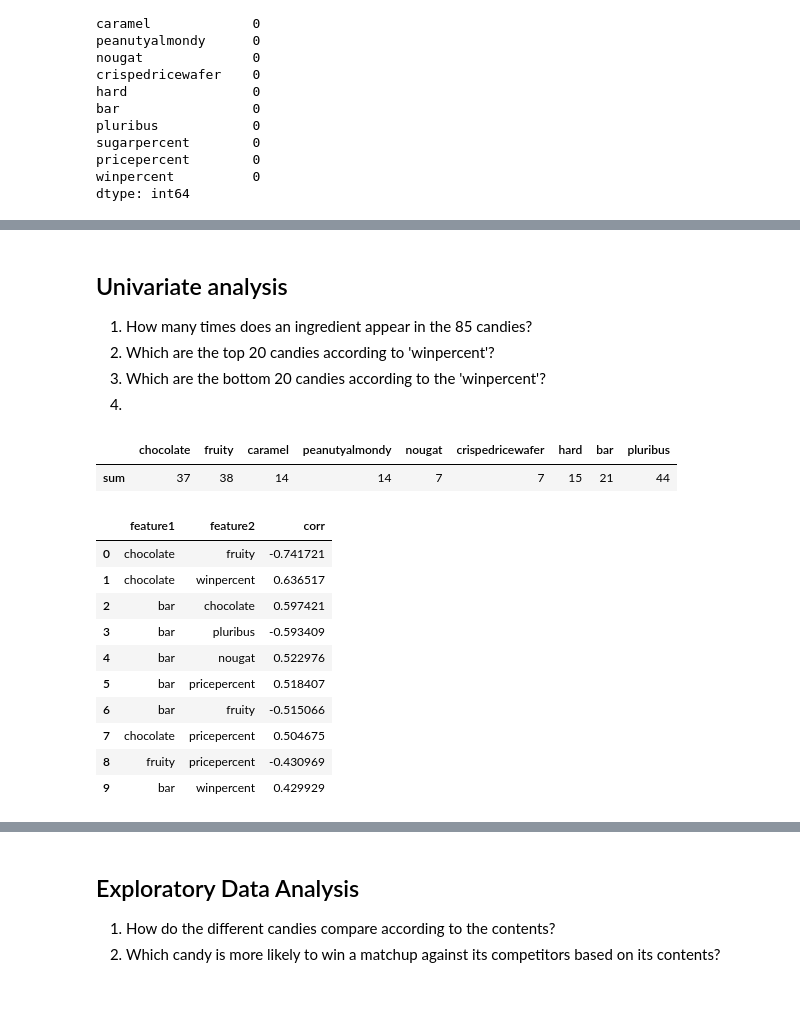
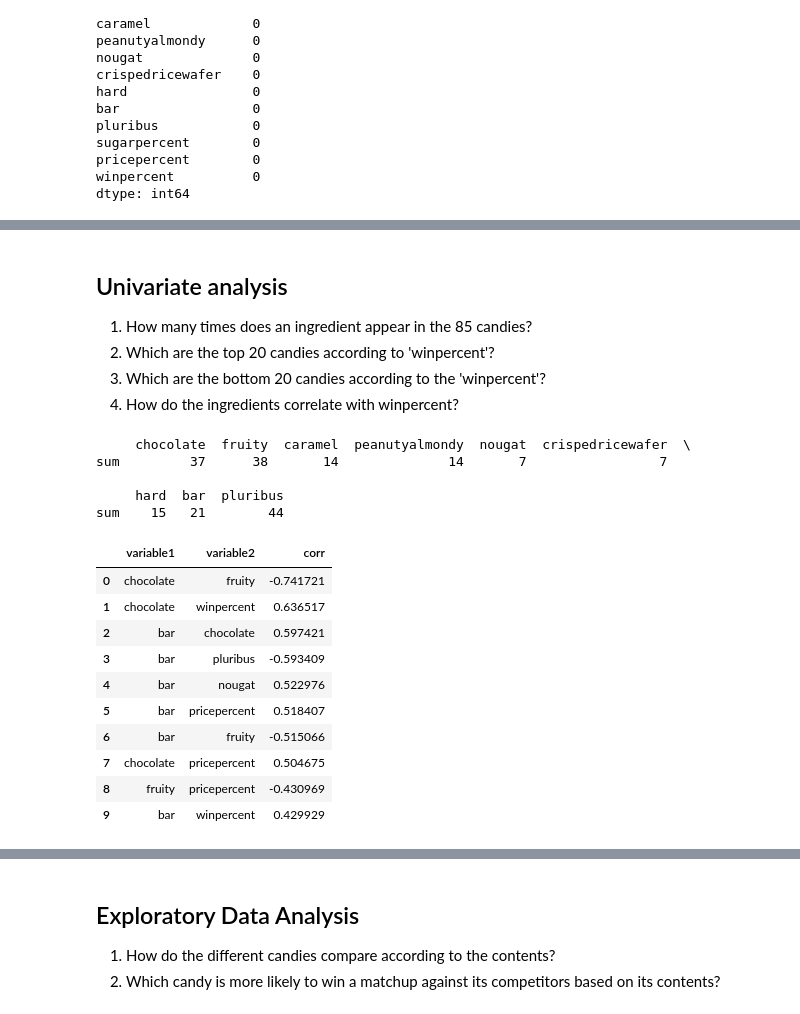
Before and after one commit to ved164/candy-power-ranking, a Jupyter notebook: eda.ipynb, the cells around one changed output, grey strips where cells are left out. Drawn from its saved outputs; the diff is of its cells as text; code cells hidden in the pictures.

```diff
--- a/eda.ipynb
+++ b/eda.ipynb
@@ -120,20 +126,25 @@ dtype: int64
 1. How many times does an ingredient appear in the 85 candies?
 2. Which are the top 20 candies according to 'winpercent'?
 3. Which are the bottom 20 candies according to the 'winpercent'?
-4.
+4. How do the ingredients correlate with winpercent?
 # %%
 # How many times does an ingredient appear in the 85 candies?
-df[df.columns[1:-3]].agg(['sum'])
+df_characteristics = df[df.columns[1:-3]].agg(['sum'])
+print(df_characteristics)
 # %% [output]
-|  | chocolate | fruity | caramel | peanutyalmondy | nougat | crispedricewafer | hard | bar | pluribus |
-| sum | 37 | 38 | 14 | 14 | 7 | 7 | 15 | 21 | 44 |
+     chocolate  fruity  caramel  peanutyalmondy  nougat  crispedricewafer  \
+sum         37      38       14              14       7                 7
+
+     hard  bar  pluribus
+sum    15   21        44
 # %%
+# Top 10 positive and negative correlations
 corr_df = pd.DataFrame([(f1, f2, df.corr()[f1].loc[f2]) for (f1, f2) in itertools.combinations(df.columns[1:].sort_values(), 2)],
-             columns=['feature1', 'feature2', 'corr']).sort_values('corr')
+             columns=['variable1', 'variable2', 'corr']).sort_values('corr')
 corr_df = corr_df.iloc[(-corr_df['corr'].abs()).argsort()].reset_index(drop=True)
 corr_df[:10]
 # %% [output]
-|  | feature1 | feature2 | corr |
+|  | variable1 | variable2 | corr |
 | 0 | chocolate | fruity | -0.741721 |
 | 1 | chocolate | winpercent | 0.636517 |
 | 2 | bar | chocolate | 0.597421 |
```
Also changed, not shown: parts of 25 cells of this notebook.
